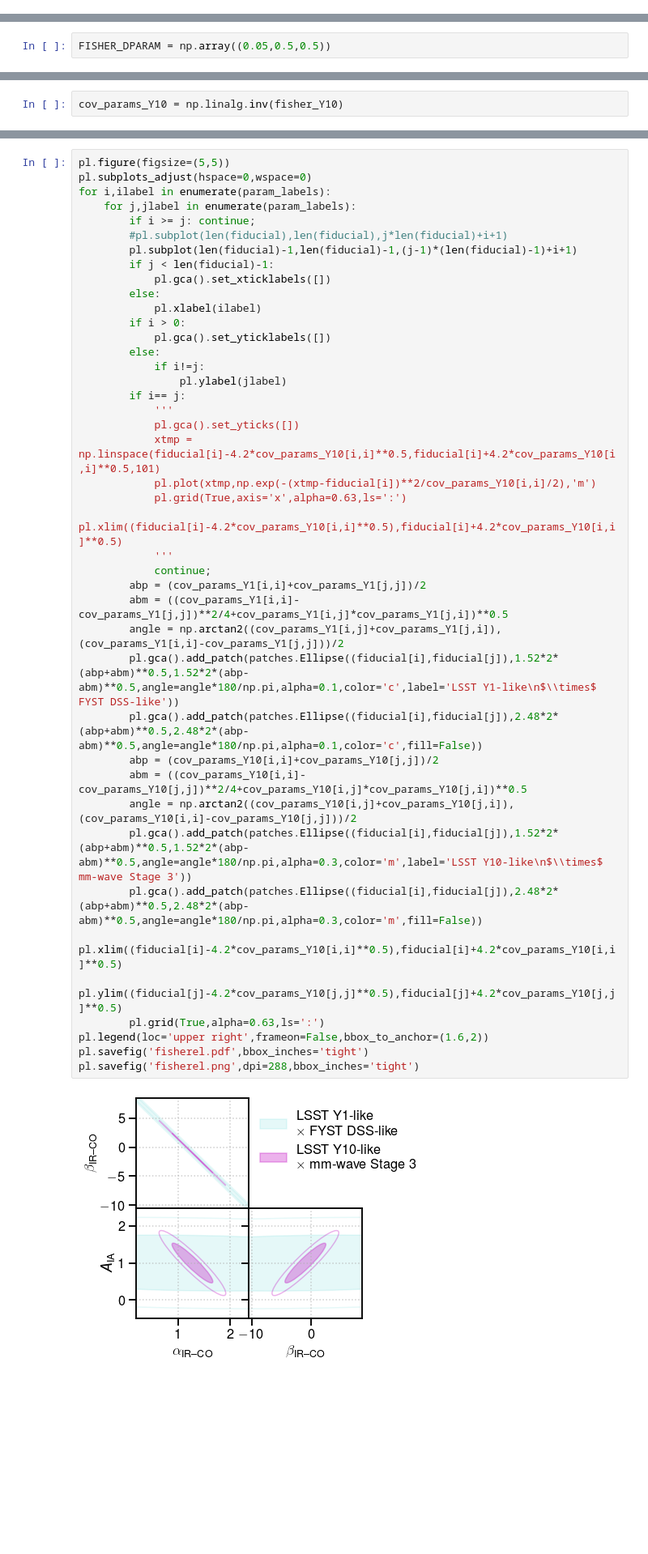
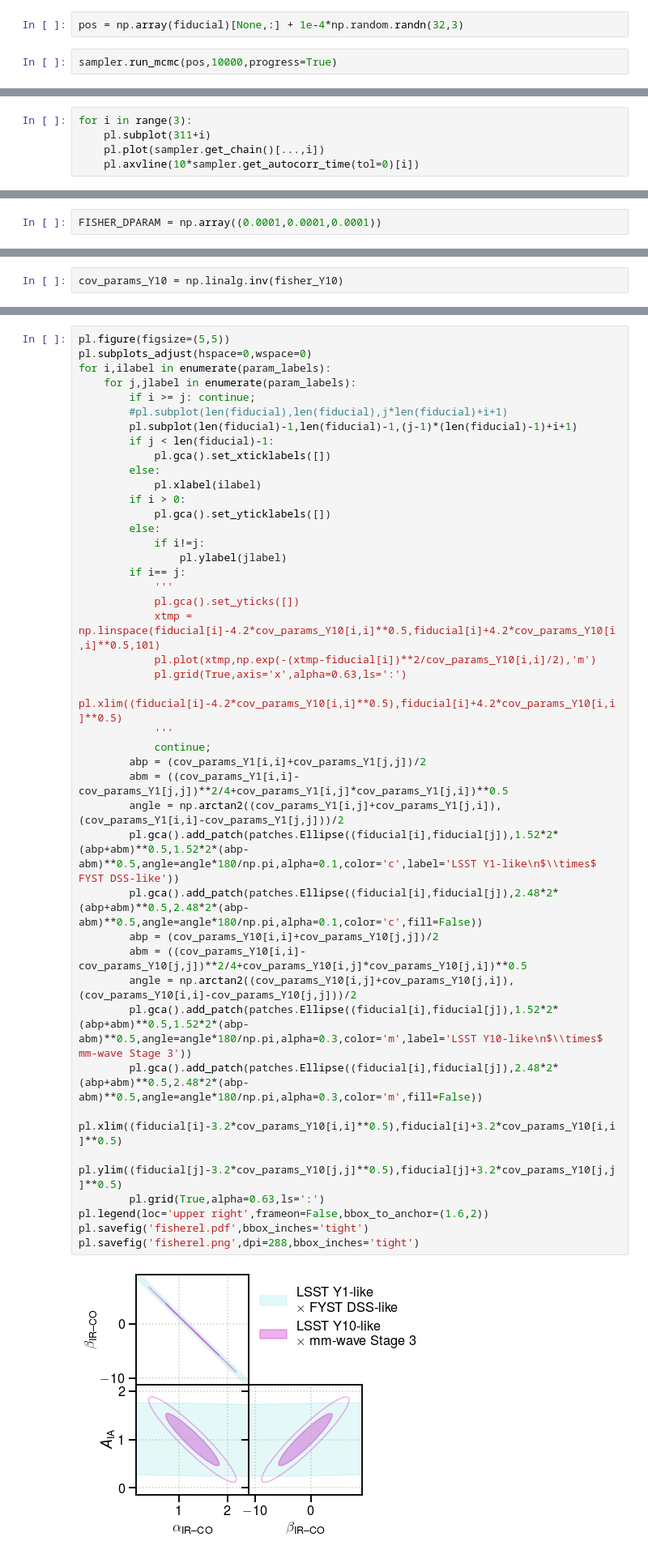
Before and after one commit to dongwooc/lim-lensing-predictions, a Jupyter notebook: code.ipynb, the cells around one changed output, grey strips where cells are left out. Shown at 81% size. Drawn from its saved outputs; the diff is of its cells as text; blank space fills up the shorter version.

```diff
--- a/code.ipynb
+++ b/code.ipynb
@@ -804,0 +832,4 @@ For the Fisher analysis we estimate the derivative of the observable vector with
+# %%
+pos = np.array(fiducial)[None,:] + 1e-4*np.random.randn(32,3)
+# %%
+sampler.run_mcmc(pos,10000,progress=True)
@@ -804,0 +858,5 @@ For the Fisher analysis we estimate the derivative of the observable vector with
+# %%
+for i in range(3):
+    pl.subplot(311+i)
+    pl.plot(sampler.get_chain()[...,i])
+    pl.axvline(10*sampler.get_autocorr_time(tol=0)[i])
@@ -805,5 +876,5 @@ For the Fisher analysis we estimate the derivative of the observable vector with
 # %%
-FISHER_DPARAM = np.array((0.05,0.5,0.5))
+FISHER_DPARAM = np.array((0.0001,0.0001,0.0001))
 # %%
 observable_derivatives_Y1 = np.array([(observable_vector_Y1_recalc(*tuple(np.array(fiducial)+FISHER_DPARAM*(np.arange(len(fiducial))==i)))-observable_vector_Y1_recalc(*tuple(np.array(fiducial)-FISHER_DPARAM*(np.arange(len(fiducial))==i)))) for i in range(len(fiducial))])/FISHER_DPARAM[:,None]/2
 # %%
@@ -848,34 +919,34 @@ for i,ilabel in enumerate(param_labels):
             pl.xlabel(ilabel)
         if i > 0:
             pl.gca().set_yticklabels([])
         else:
             if i!=j:
                 pl.ylabel(jlabel)
         if i== j:
             '''
             pl.gca().set_yticks([])
             xtmp = np.linspace(fiducial[i]-4.2*cov_params_Y10[i,i]**0.5,fiducial[i]+4.2*cov_params_Y10[i,i]**0.5,101)
             pl.plot(xtmp,np.exp(-(xtmp-fiducial[i])**2/cov_params_Y10[i,i]/2),'m')
             pl.grid(True,axis='x',alpha=0.63,ls=':')
             pl.xlim((fiducial[i]-4.2*cov_params_Y10[i,i]**0.5),fiducial[i]+4.2*cov_params_Y10[i,i]**0.5)
             '''
             continue;
         abp = (cov_params_Y1[i,i]+cov_params_Y1[j,j])/2
         abm = ((cov_params_Y1[i,i]-cov_params_Y1[j,j])**2/4+cov_params_Y1[i,j]*cov_params_Y1[j,i])**0.5
         angle = np.arctan2((cov_params_Y1[i,j]+cov_params_Y1[j,i]),(cov_params_Y1[i,i]-cov_params_Y1[j,j]))/2
         pl.gca().add_patch(patches.Ellipse((fiducial[i],fiducial[j]),1.52*2*(abp+abm)**0.5,1.52*2*(abp-abm)**0.5,angle=angle*180/np.pi,alpha=0.1,color='c',label='LSST Y1-like\n$\\times$ FYST DSS-like'))
         pl.gca().add_patch(patches.Ellipse((fiducial[i],fiducial[j]),2.48*2*(abp+abm)**0.5,2.48*2*(abp-abm)**0.5,angle=angle*180/np.pi,alpha=0.1,color='c',fill=False))
         abp = (cov_params_Y10[i,i]+cov_params_Y10[j,j])/2
         abm = ((cov_params_Y10[i,i]-cov_params_Y10[j,j])**2/4+cov_params_Y10[i,j]*cov_params_Y10[j,i])**0.5
         angle = np.arctan2((cov_params_Y10[i,j]+cov_params_Y10[j,i]),(cov_params_Y10[i,i]-cov_params_Y10[j,j]))/2
         pl.gca().add_patch(patches.Ellipse((fiducial[i],fiducial[j]),1.52*2*(abp+abm)**0.5,1.52*2*(abp-abm)**0.5,angle=angle*180/np.pi,alpha=0.3,color='m',label='LSST Y10-like\n$\\times$ mm-wave Stage 3'))
         pl.gca().add_patch(patches.Ellipse((fiducial[i],fiducial[j]),2.48*2*(abp+abm)**0.5,2.48*2*(abp-abm)**0.5,angle=angle*180/np.pi,alpha=0.3,color='m',fill=False))
-        pl.xlim((fiducial[i]-4.2*cov_params_Y10[i,i]**0.5),fiducial[i]+4.2*cov_params_Y10[i,i]**0.5)
-        pl.ylim((fiducial[j]-4.2*cov_params_Y10[j,j]**0.5),fiducial[j]+4.2*cov_params_Y10[j,j]**0.5)
+        pl.xlim((fiducial[i]-3.2*cov_params_Y10[i,i]**0.5),fiducial[i]+3.2*cov_params_Y10[i,i]**0.5)
+        pl.ylim((fiducial[j]-3.2*cov_params_Y10[j,j]**0.5),fiducial[j]+3.2*cov_params_Y10[j,j]**0.5)
         pl.grid(True,alpha=0.63,ls=':')
 pl.legend(loc='upper right',frameon=False,bbox_to_anchor=(1.6,2))
 pl.savefig('fisherel.pdf',bbox_inches='tight')
 pl.savefig('fisherel.png',dpi=288,bbox_inches='tight')
 # %% [output]
-[figure, old version]
+[figure, new version]
 # %% [markdown]
```
Also changed, not shown: parts of 264 cells of this notebook, 12 other files.
